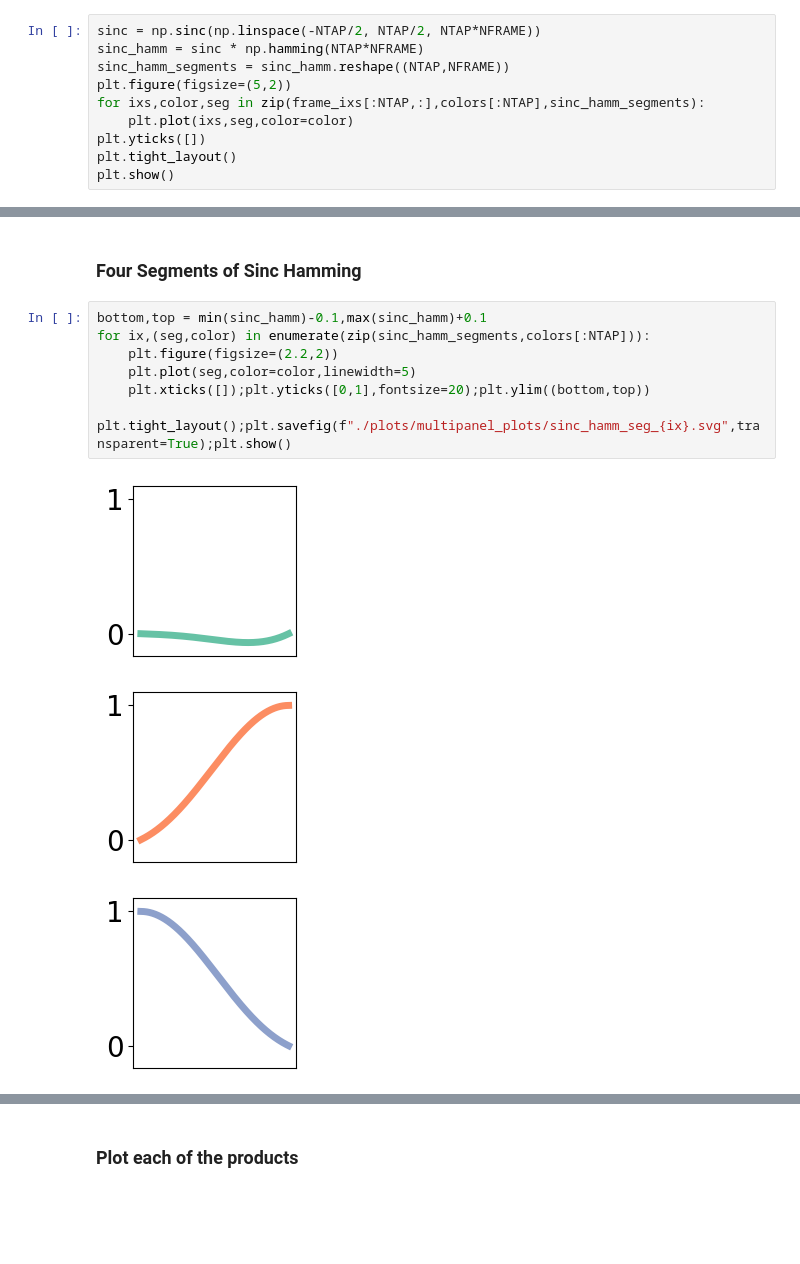
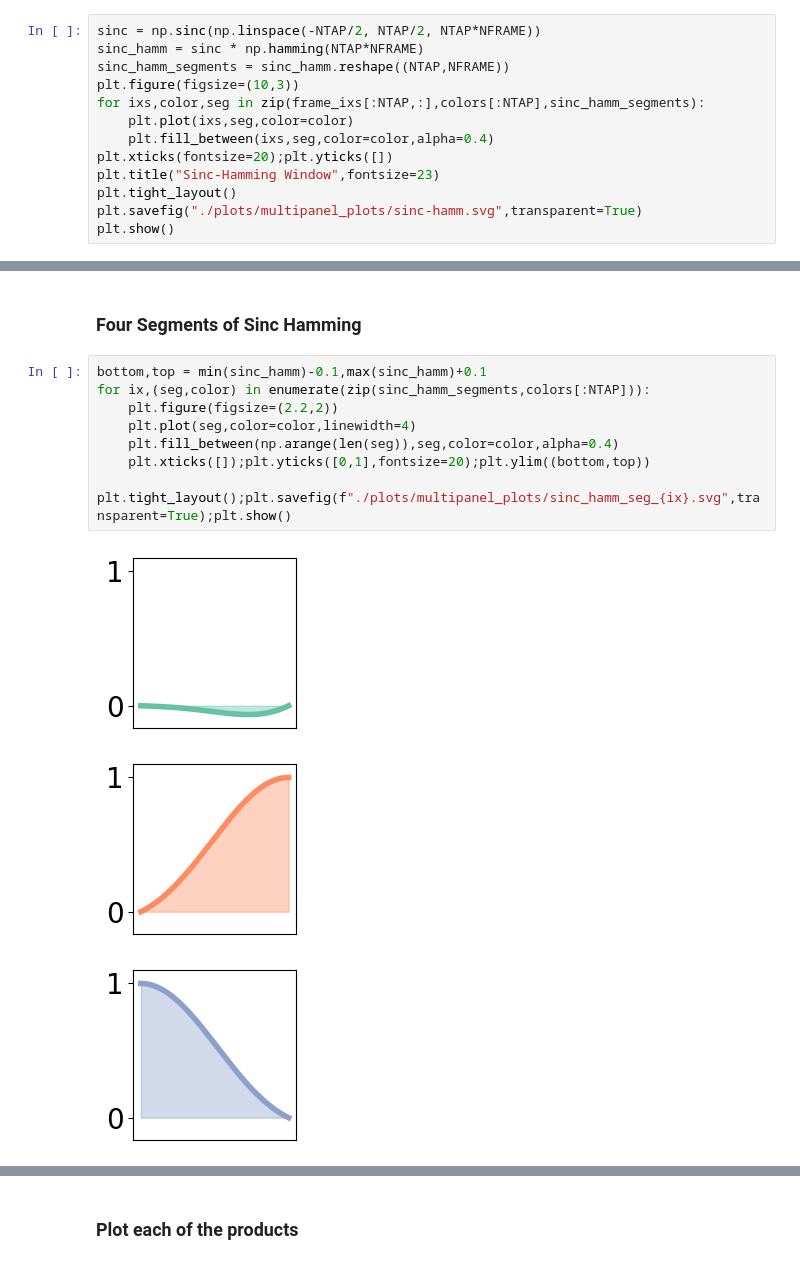
Before and after one commit to dcxSt/pfb-mod, a Jupyter notebook: multi-panel-plot.ipynb, the cells around one changed output, grey strips where cells are left out. Drawn from its saved outputs; the diff is of its cells as text; blank space fills up the shorter version.

```diff
--- a/multi-panel-plot.ipynb
+++ b/multi-panel-plot.ipynb
@@ -59,10 +59,13 @@ for ixs,frame,color in zip(frame_ixs,frames,colors[:frames.shape[0]]):
 sinc = np.sinc(np.linspace(-NTAP/2, NTAP/2, NTAP*NFRAME))
 sinc_hamm = sinc * np.hamming(NTAP*NFRAME)
 sinc_hamm_segments = sinc_hamm.reshape((NTAP,NFRAME))
-plt.figure(figsize=(5,2))
+plt.figure(figsize=(10,3))
 for ixs,color,seg in zip(frame_ixs[:NTAP,:],colors[:NTAP],sinc_hamm_segments):
     plt.plot(ixs,seg,color=color)
-plt.yticks([])
+    plt.fill_between(ixs,seg,color=color,alpha=0.4)
+plt.xticks(fontsize=20);plt.yticks([])
+plt.title("Sinc-Hamming Window",fontsize=23)
 plt.tight_layout()
+plt.savefig("./plots/multipanel_plots/sinc-hamm.svg",transparent=True)
 plt.show()
 # %% [output]
@@ -72,11 +75,12 @@ plt.show()
 # %%
 bottom,top = min(sinc_hamm)-0.1,max(sinc_hamm)+0.1
 for ix,(seg,color) in enumerate(zip(sinc_hamm_segments,colors[:NTAP])):
     plt.figure(figsize=(2.2,2))
-    plt.plot(seg,color=color,linewidth=5)
+    plt.plot(seg,color=color,linewidth=4)
+    plt.fill_between(np.arange(len(seg)),seg,color=color,alpha=0.4)
     plt.xticks([]);plt.yticks([0,1],fontsize=20);plt.ylim((bottom,top))
     plt.tight_layout();plt.savefig(f"./plots/multipanel_plots/sinc_hamm_seg_{ix}.svg",transparent=True);plt.show()
 # %% [output]
-[figure, old version]
+[figure, new version]
-[figure, old version]
+[figure, new version]
-[figure, old version]
+[figure, new version]
```
Also changed, not shown: parts of 6 cells of this notebook, 33 other files.
